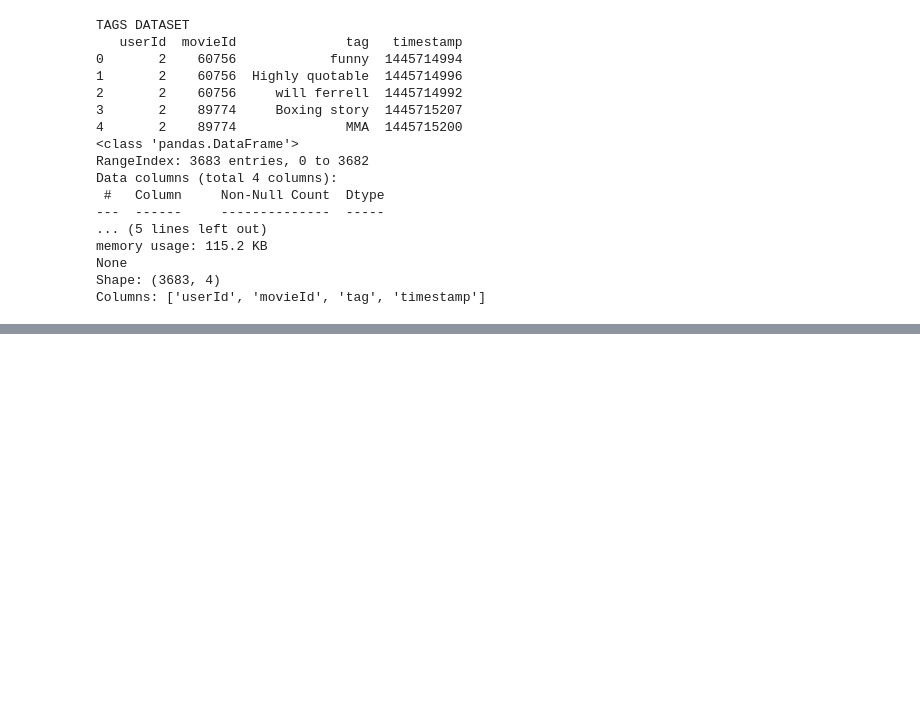
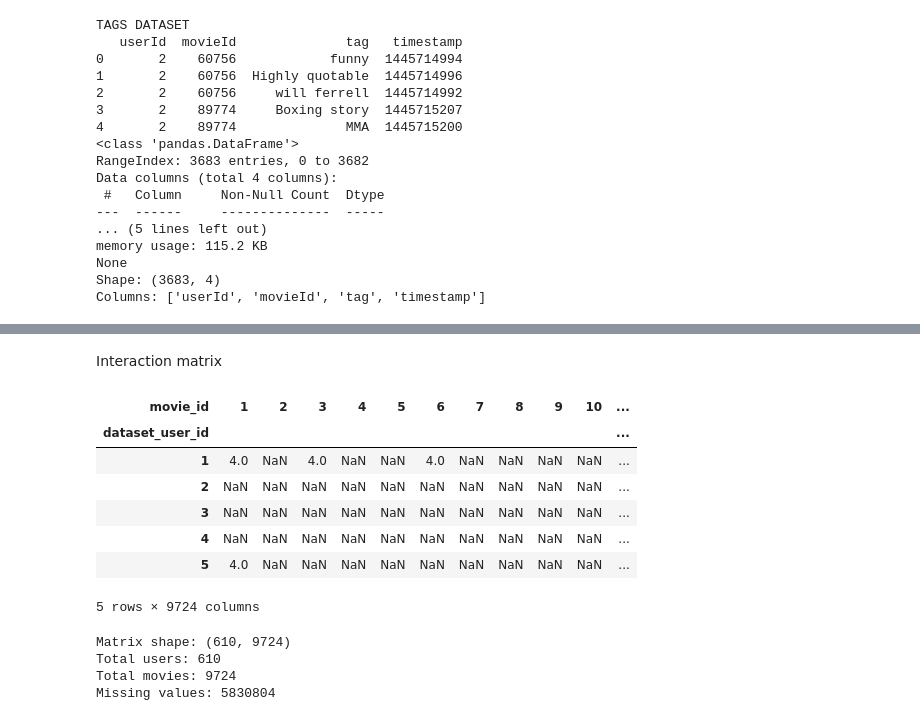
Before and after one commit to SonuThapaMagar/movie-recommendation-system, a Jupyter notebook: backend/app/recommender/recommendation_system.ipynb, the cells around one changed output, grey strips where cells are left out. Cells and saved outputs as stored; diff of their text form; code cells hidden in the pictures; blank space fills up the shorter version.

Commit message:
User based collaborative filtering

```diff
--- a/backend/app/recommender/recommendation_system.ipynb
+++ b/backend/app/recommender/recommendation_system.ipynb
@@ -259,0 +262,19 @@ Columns: ['userId', 'movieId', 'tag', 'timestamp']
+# %%
+from sklearn.metrics.pairwise import cosine_similarity
+from sqlalchemy import create_engine
+from dotenv import load_dotenv
+import os
+
+load_dotenv()
+
+engine=create_engine(os.getenv("DATABASE_URL"))
+ratings_df=pd.read_sql(
+    """
+    SELECT dataset_user_id, movie_id, rating
+    FROM ratings
+    WHERE dataset_user_id IS NOT NULL
+    """,
+    engine
+)
+
+ratings_df.head()
@@ -259,0 +288,28 @@ Columns: ['userId', 'movieId', 'tag', 'timestamp']
+# %% [markdown]
+Interaction matrix
+# %%
+user_item_matrix=ratings_df.pivot_table(
+    index="dataset_user_id", #row
+    columns="movie_id", #col
+    values="rating"
+)
+user_item_matrix.head()
+# %% [output]
+| movie_id | 1 | 2 | 3 | 4 | 5 | 6 | 7 | 8 | 9 | 10 | ... |
+| dataset_user_id |  |  |  |  |  |  |  |  |  |  | ... |
+| 1 | 4.0 | NaN | 4.0 | NaN | NaN | 4.0 | NaN | NaN | NaN | NaN | ... |
+| 2 | NaN | NaN | NaN | NaN | NaN | NaN | NaN | NaN | NaN | NaN | ... |
+| 3 | NaN | NaN | NaN | NaN | NaN | NaN | NaN | NaN | NaN | NaN | ... |
+| 4 | NaN | NaN | NaN | NaN | NaN | NaN | NaN | NaN | NaN | NaN | ... |
+| 5 | 4.0 | NaN | NaN | NaN | NaN | NaN | NaN | NaN | NaN | NaN | ... |
+5 rows × 9724 columns
+# %%
+print("Matrix shape:", user_item_matrix.shape)
+print("Total users:", user_item_matrix.shape[0])
+print("Total movies:", user_item_matrix.shape[1])
+print("Missing values:", user_item_matrix.isnull().sum().sum())
+# %% [output]
+Matrix shape: (610, 9724)
+Total users: 610
+Total movies: 9724
+Missing values: 5830804
```
Also changed, not shown: parts of 12 cells of this notebook.
